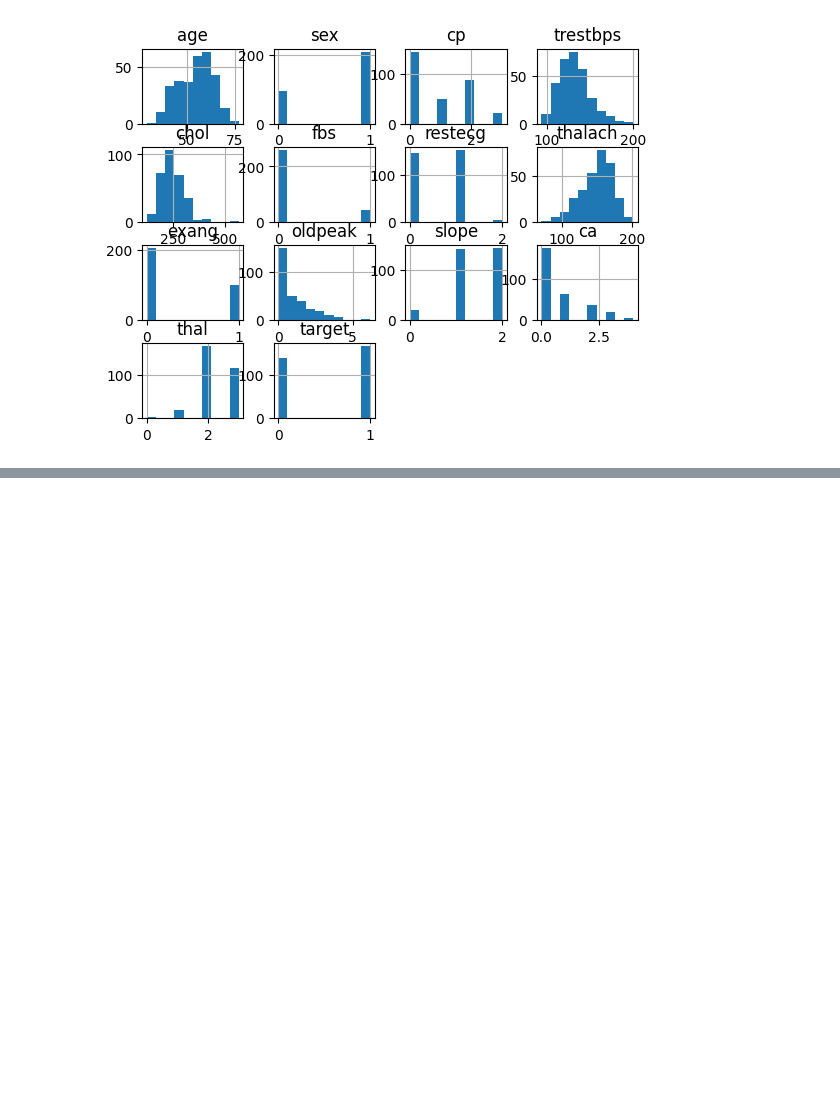
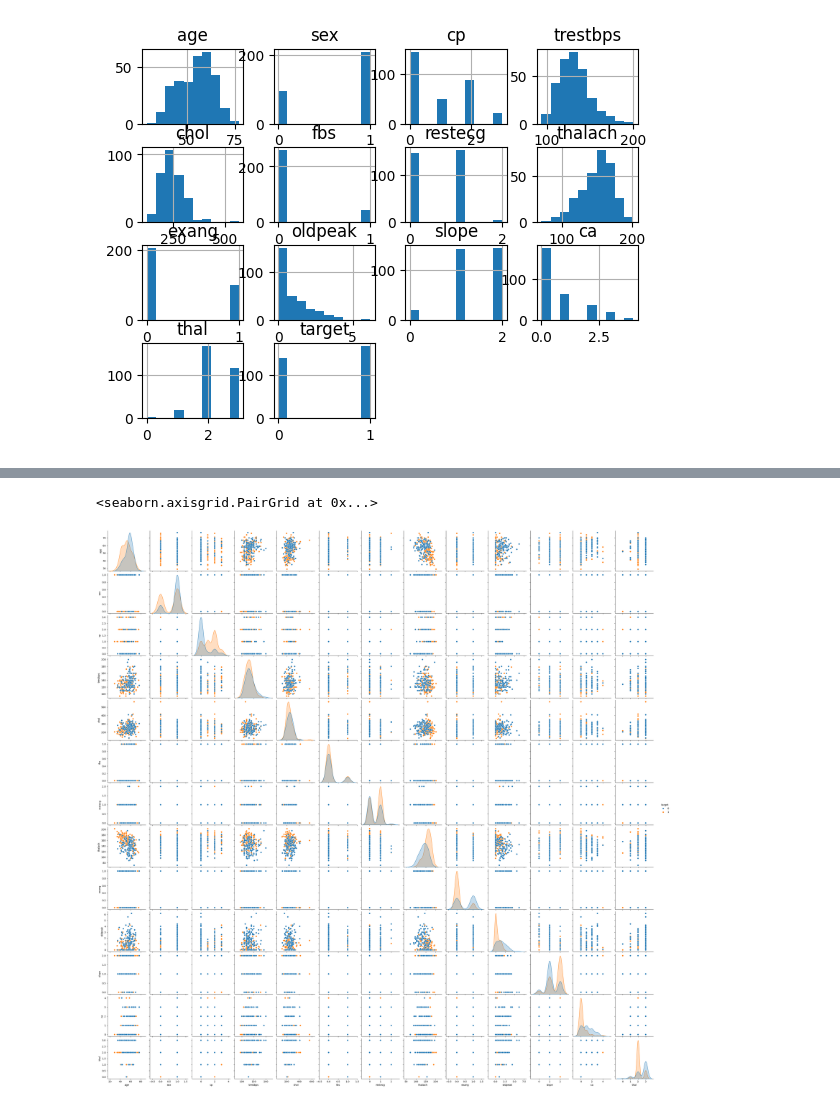
Before and after one commit to gabofrid/trabajos-chona---2024, a Jupyter notebook: trabajo 1/clase.ipynb, the cells around one changed output, grey strips where cells are left out. Cells and saved outputs as stored; diff of their text form; code cells hidden in the pictures; blank space fills up the shorter version.

```diff
--- a/trabajo 1/clase.ipynb
+++ b/trabajo 1/clase.ipynb
@@ -127,0 +137,5 @@ plt.show()
+# %%
+sns.pairplot(dataSet, hue="target")
+# %% [output]
+<seaborn.axisgrid.PairGrid at 0x...>
+[figure, added]
```
Also changed, not shown: parts of 4 cells of this notebook.
